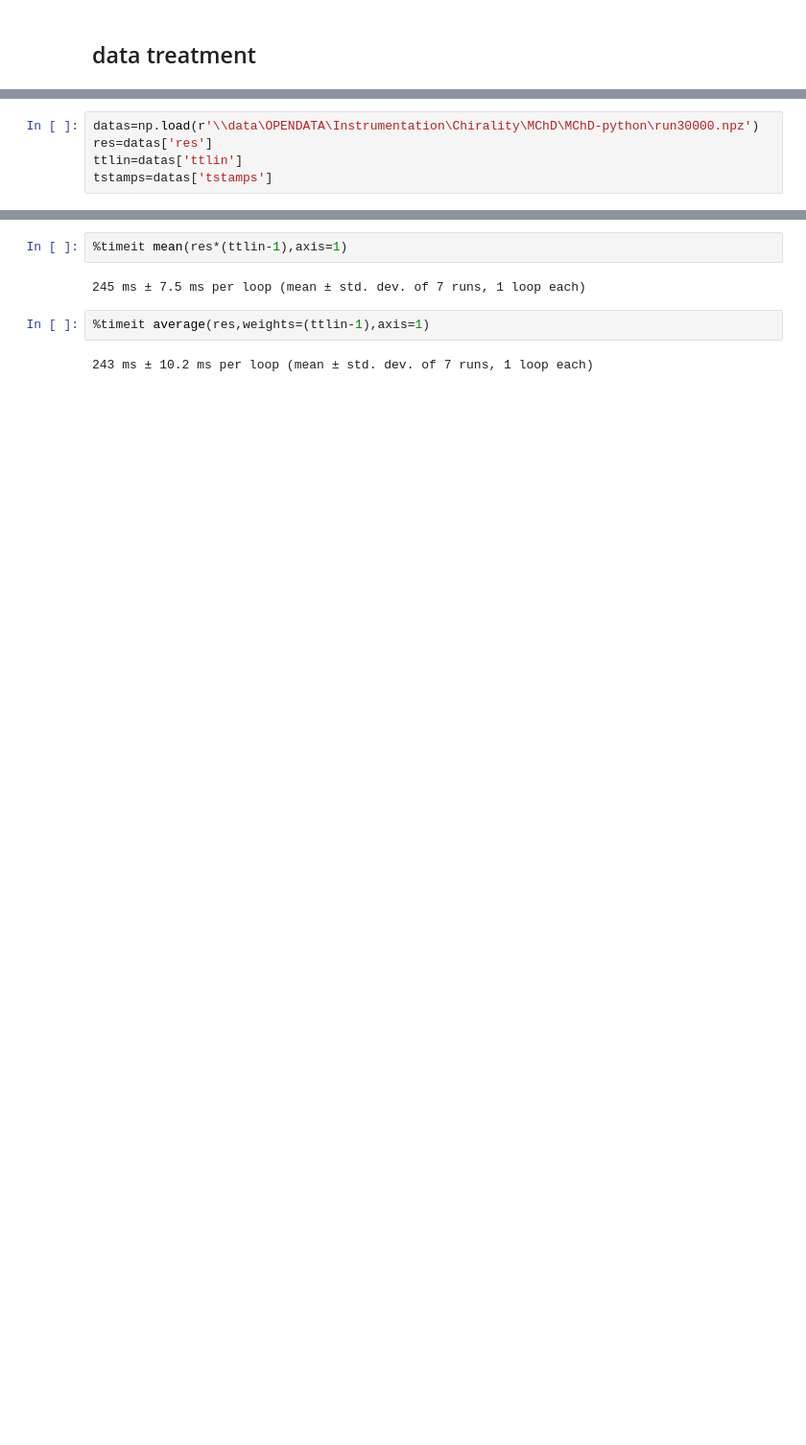
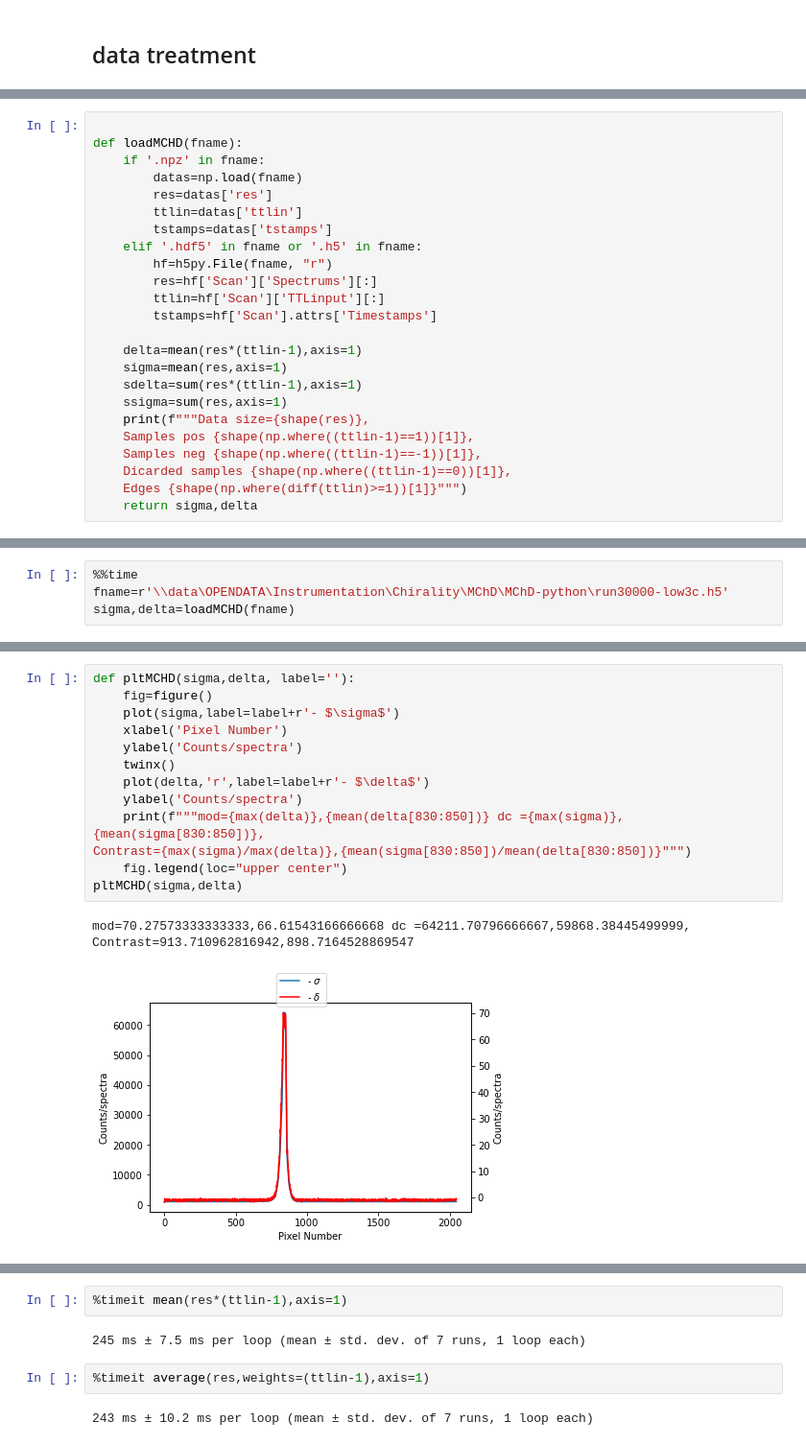
Before and after one commit to Bruyant/MChD-python, a Jupyter notebook: src/mchd_python/Demod.ipynb, the cells around one changed output, grey strips where cells are left out. Shown at 96% size. Saved outputs shown, nothing was run; the diff lists cells and outputs as text; blank space fills up the shorter version.

```diff
--- a/src/mchd_python/Demod.ipynb
+++ b/src/mchd_python/Demod.ipynb
@@ -5,7 +6,26 @@
 # %% [output]
 Populating the interactive namespace from numpy and matplotlib
 # %%
-datas=np.load(r'\\data\OPENDATA\Instrumentation\Chirality\MChD\MChD-python\run30000.npz')
-res=datas['res']
-ttlin=datas['ttlin']
-tstamps=datas['tstamps']
+
+def loadMCHD(fname):
+    if '.npz' in fname:
+        datas=np.load(fname)
+        res=datas['res']
+        ttlin=datas['ttlin']
+        tstamps=datas['tstamps']
+    elif '.hdf5' in fname or '.h5' in fname:
+        hf=h5py.File(fname, "r")
+        res=hf['Scan']['Spectrums'][:]
+        ttlin=hf['Scan']['TTLinput'][:]
+        tstamps=hf['Scan'].attrs['Timestamps']
+
+    delta=mean(res*(ttlin-1),axis=1)
+    sigma=mean(res,axis=1)
+    sdelta=sum(res*(ttlin-1),axis=1)
+    ssigma=sum(res,axis=1)
+    print(f"""Data size={shape(res)},
+    Samples pos {shape(np.where((ttlin-1)==1))[1]},
+    Samples neg {shape(np.where((ttlin-1)==-1))[1]},
+    Dicarded samples {shape(np.where((ttlin-1)==0))[1]},
+    Edges {shape(np.where(diff(ttlin)>=1))[1]}""")
+    return sigma,delta
@@ -16,0 +43,4 @@ array([182000,  48000,  38000, ...,  37004,  37003,  37004],
+# %%
+%%time
+fname=r'\\data\OPENDATA\Instrumentation\Chirality\MChD\MChD-python\run30000-low3c.h5'
+sigma,delta=loadMCHD(fname)
@@ -16,0 +68,17 @@ array([182000,  48000,  38000, ...,  37004,  37003,  37004],
+# %%
+def pltMCHD(sigma,delta, label=''):
+    fig=figure()
+    plot(sigma,label=label+r'- $\sigma$')
+    xlabel('Pixel Number')
+    ylabel('Counts/spectra')
+    twinx()
+    plot(delta,'r',label=label+r'- $\delta$')
+    ylabel('Counts/spectra')
+    print(f"""mod={max(delta)},{mean(delta[830:850])} dc ={max(sigma)},{mean(sigma[830:850])},
+Contrast={max(sigma)/max(delta)},{mean(sigma[830:850])/mean(delta[830:850])}""")
+    fig.legend(loc="upper center")
+pltMCHD(sigma,delta)
+# %% [output]
+mod=70.27573333333333,66.61543166666668 dc =64211.70796666667,59868.38445499999,
+Contrast=913.710962816942,898.7164528869547
+[figure, added]
```
Also changed, not shown: parts of 25 cells of this notebook, 2 other files.
